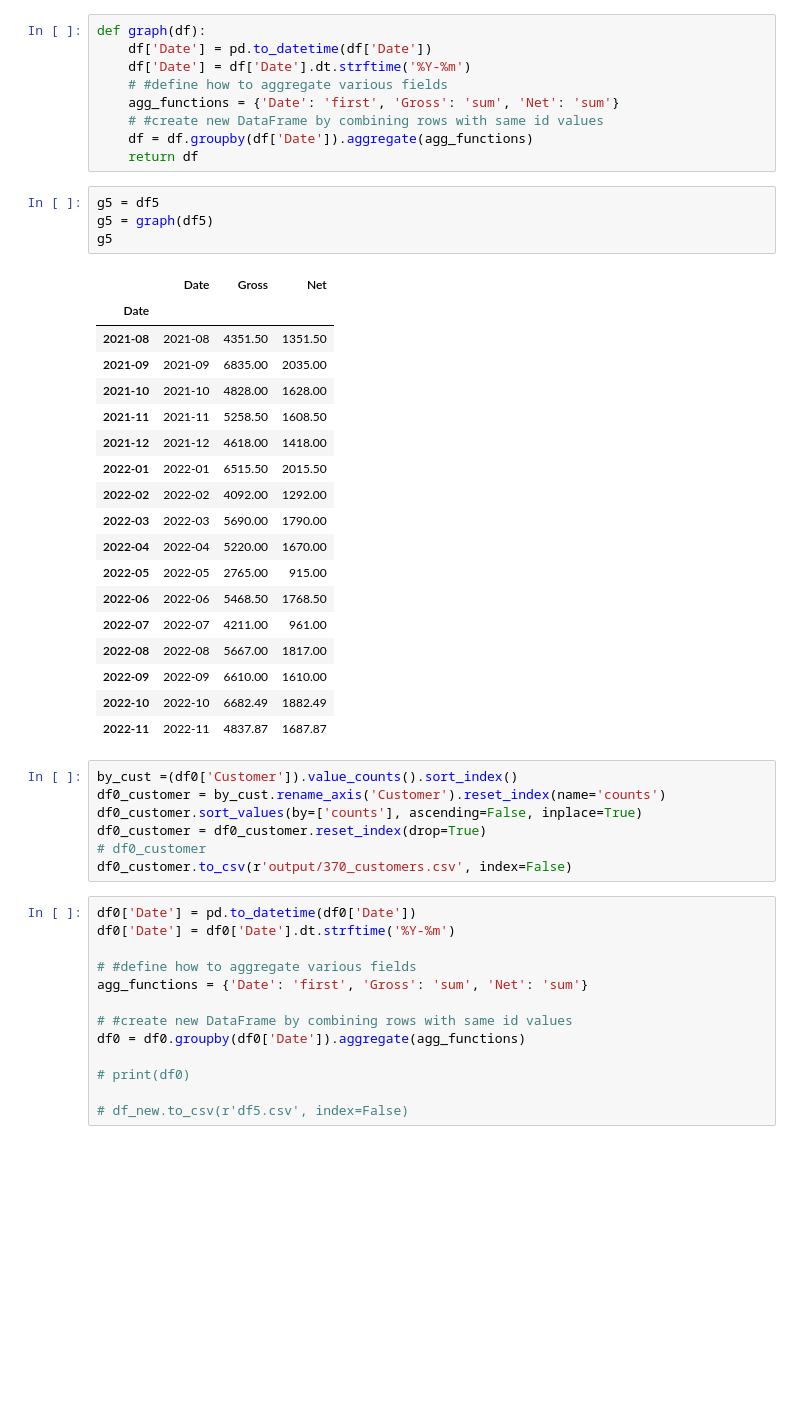
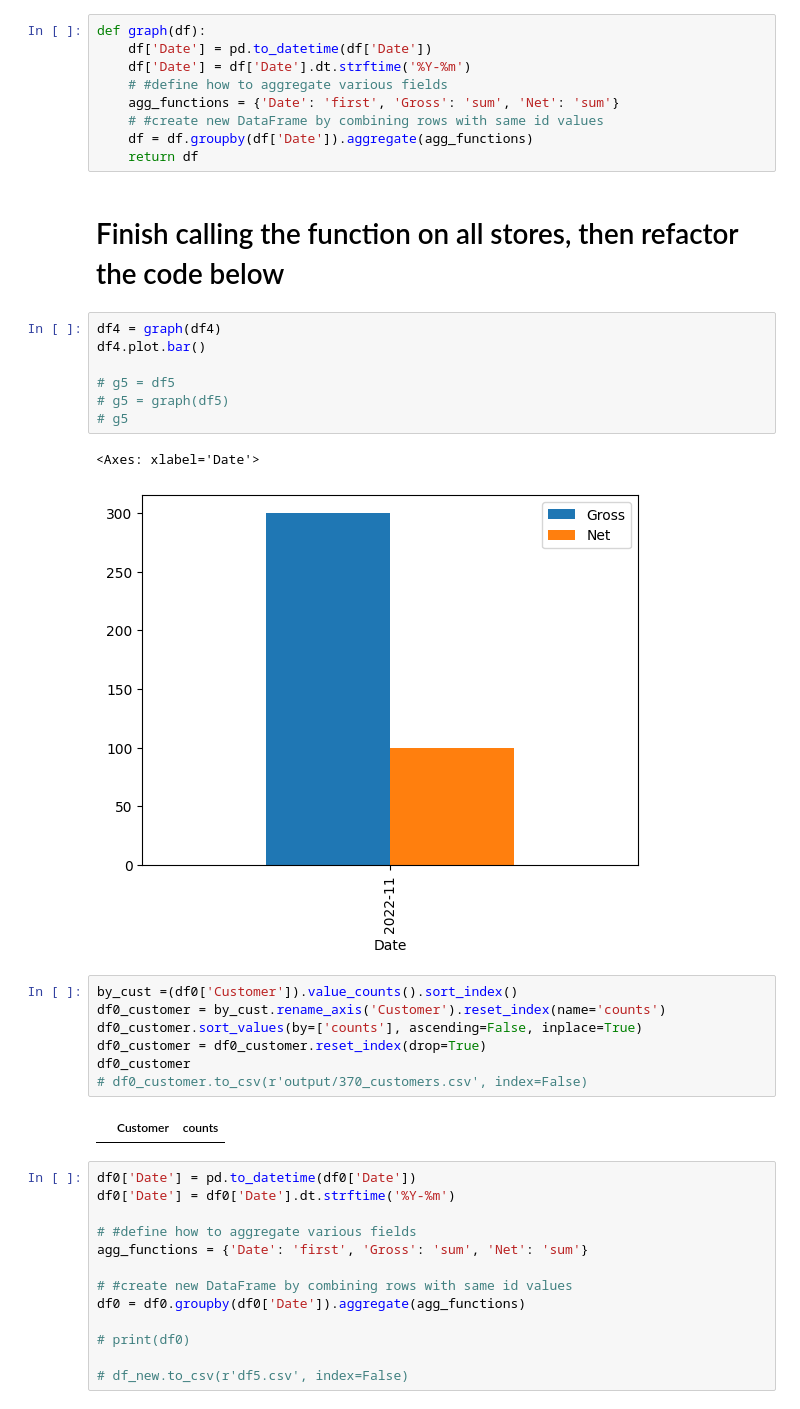
Before and after one commit to dmorton714/vis, a Jupyter notebook: define.ipynb, the cells around one changed output. Saved outputs shown, nothing was run; the diff lists cells and outputs as text; blank space fills up the shorter version.

```diff
--- a/define.ipynb
+++ b/define.ipynb
@@ -117,36 +113,27 @@ def graph(df):
     # #create new DataFrame by combining rows with same id values
     df = df.groupby(df['Date']).aggregate(agg_functions)
     return df
+# %% [markdown]
+<h1>Finish calling the function on all stores, then refactor the code below
 # %%
-g5 = df5
-g5 = graph(df5)
-g5
+df4 = graph(df4)
+df4.plot.bar()
+
+# g5 = df5
+# g5 = graph(df5)
+# g5
 # %% [output]
-|  | Date | Gross | Net |
-| Date |  |  |  |
-| 2021-08 | 2021-08 | 4351.50 | 1351.50 |
-| 2021-09 | 2021-09 | 6835.00 | 2035.00 |
-| 2021-10 | 2021-10 | 4828.00 | 1628.00 |
-| 2021-11 | 2021-11 | 5258.50 | 1608.50 |
-| 2021-12 | 2021-12 | 4618.00 | 1418.00 |
-| 2022-01 | 2022-01 | 6515.50 | 2015.50 |
-| 2022-02 | 2022-02 | 4092.00 | 1292.00 |
-| 2022-03 | 2022-03 | 5690.00 | 1790.00 |
-| 2022-04 | 2022-04 | 5220.00 | 1670.00 |
-| 2022-05 | 2022-05 | 2765.00 | 915.00 |
-| 2022-06 | 2022-06 | 5468.50 | 1768.50 |
-| 2022-07 | 2022-07 | 4211.00 | 961.00 |
-| 2022-08 | 2022-08 | 5667.00 | 1817.00 |
-| 2022-09 | 2022-09 | 6610.00 | 1610.00 |
-| 2022-10 | 2022-10 | 6682.49 | 1882.49 |
-| 2022-11 | 2022-11 | 4837.87 | 1687.87 |
+<Axes: xlabel='Date'>
+[figure, added]
 # %%
 by_cust =(df0['Customer']).value_counts().sort_index()
 df0_customer = by_cust.rename_axis('Customer').reset_index(name='counts')
 df0_customer.sort_values(by=['counts'], ascending=False, inplace=True)
 df0_customer = df0_customer.reset_index(drop=True)
-# df0_customer
-df0_customer.to_csv(r'output/370_customers.csv', index=False)
+df0_customer
+# df0_customer.to_csv(r'output/370_customers.csv', index=False)
+# %% [output]
+|  | Customer | counts |
 # %%
 df0['Date'] = pd.to_datetime(df0['Date'])
 df0['Date'] = df0['Date'].dt.strftime('%Y-%m')
```
Also changed, not shown: parts of 14 cells of this notebook, 2 other files.
